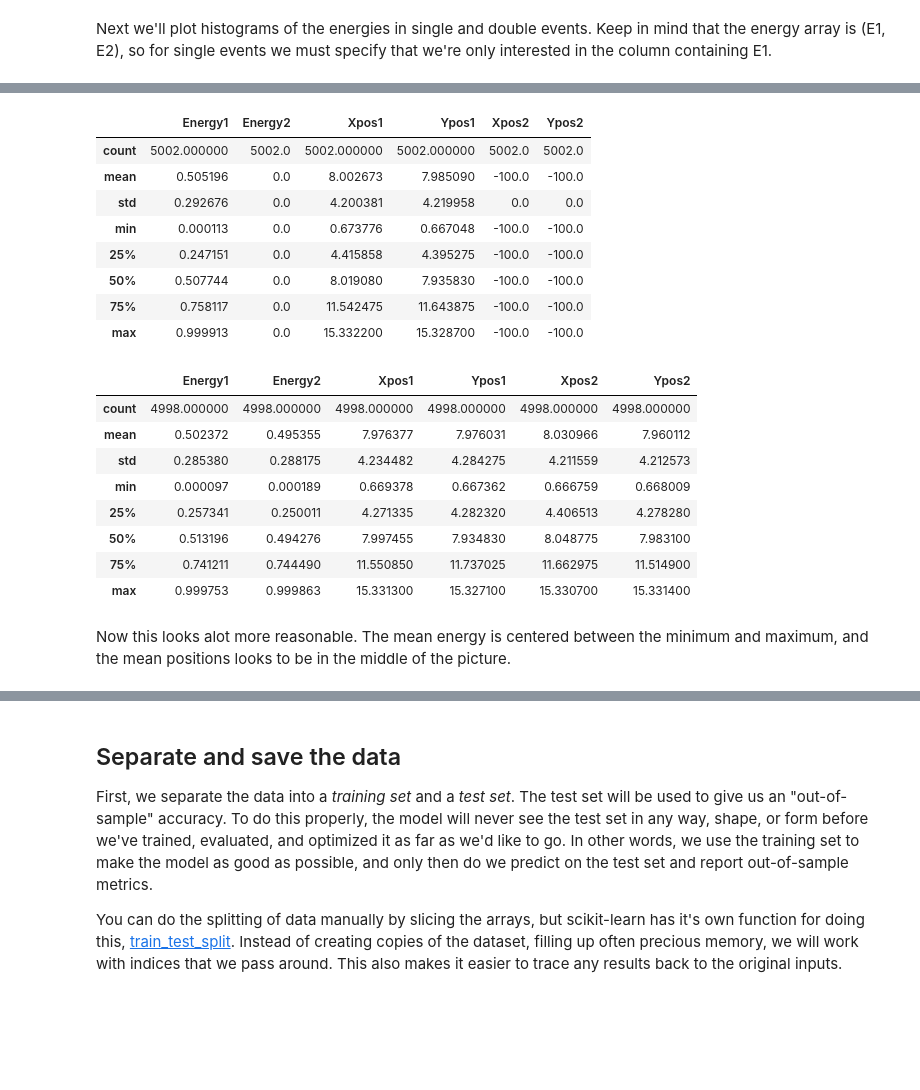
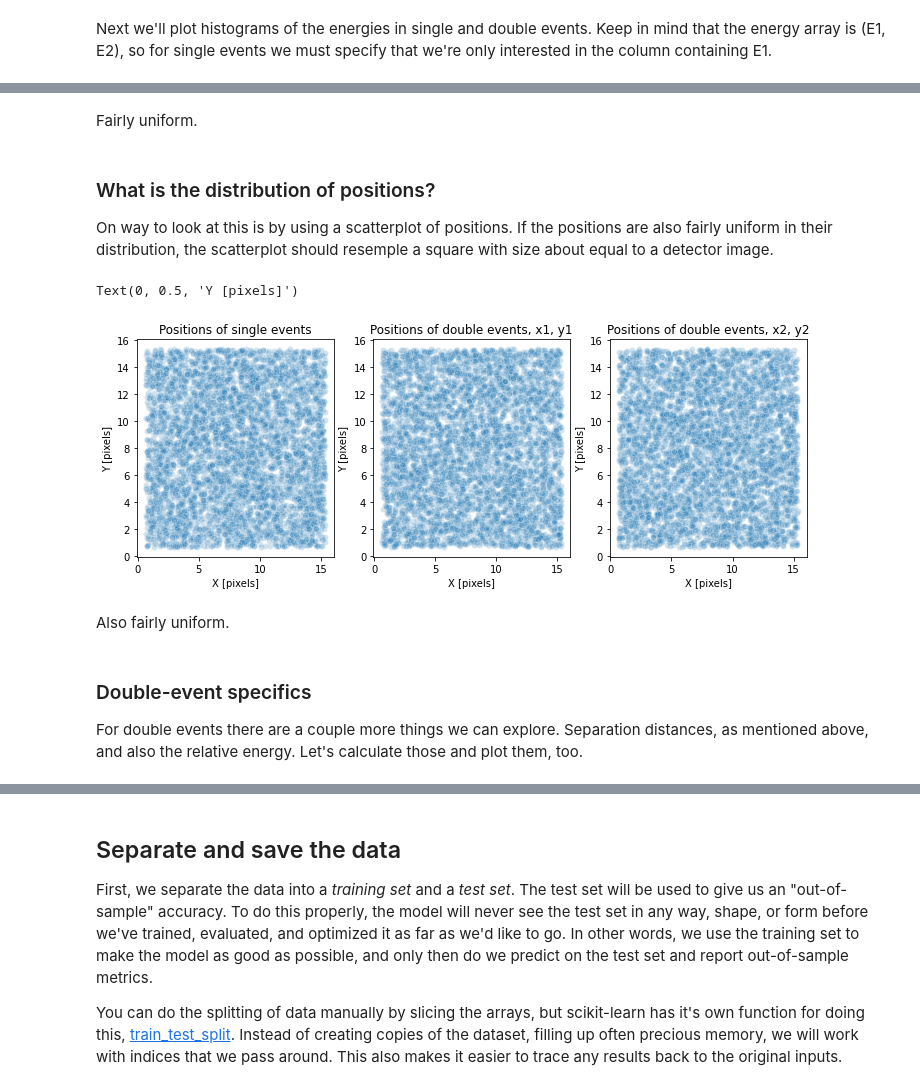
Before and after one commit to geirtul/event_classification_example, a Jupyter notebook: notebooks/data_import_exploration.ipynb, the cells around one changed output, grey strips where cells are left out. Cells and saved outputs as stored; diff of their text form; code cells hidden in the pictures; blank space fills up the shorter version.

```diff
--- a/notebooks/data_import_exploration.ipynb
+++ b/notebooks/data_import_exploration.ipynb
@@ -369,3 +316,0 @@ position this time around.
-# %%
-singles = df['Xpos2'] == -100
-doubles = df['Xpos2'] != -100
@@ -376,29 +317,32 @@ The order of the indices is not important.
-# %%
-# Output statistics for single events
-df[singles][stat_columns].describe()
-# %% [output]
-|  | Energy1 | Energy2 | Xpos1 | Ypos1 | Xpos2 | Ypos2 |
-| count | 5002.000000 | 5002.0 | 5002.000000 | 5002.000000 | 5002.0 | 5002.0 |
-| mean | 0.505196 | 0.0 | 8.002673 | 7.985090 | -100.0 | -100.0 |
-| std | 0.292676 | 0.0 | 4.200381 | 4.219958 | 0.0 | 0.0 |
-| min | 0.000113 | 0.0 | 0.673776 | 0.667048 | -100.0 | -100.0 |
-| 25% | 0.247151 | 0.0 | 4.415858 | 4.395275 | -100.0 | -100.0 |
-| 50% | 0.507744 | 0.0 | 8.019080 | 7.935830 | -100.0 | -100.0 |
-| 75% | 0.758117 | 0.0 | 11.542475 | 11.643875 | -100.0 | -100.0 |
-| max | 0.999913 | 0.0 | 15.332200 | 15.328700 | -100.0 | -100.0 |
-# %%
-# Output statistics for double events
-df[doubles][stat_columns].describe()
-# %% [output]
-|  | Energy1 | Energy2 | Xpos1 | Ypos1 | Xpos2 | Ypos2 |
-| count | 4998.000000 | 4998.000000 | 4998.000000 | 4998.000000 | 4998.000000 | 4998.000000 |
-| mean | 0.502372 | 0.495355 | 7.976377 | 7.976031 | 8.030966 | 7.960112 |
-| std | 0.285380 | 0.288175 | 4.234482 | 4.284275 | 4.211559 | 4.212573 |
-| min | 0.000097 | 0.000189 | 0.669378 | 0.667362 | 0.666759 | 0.668009 |
-| 25% | 0.257341 | 0.250011 | 4.271335 | 4.282320 | 4.406513 | 4.278280 |
-| 50% | 0.513196 | 0.494276 | 7.997455 | 7.934830 | 8.048775 | 7.983100 |
-| 75% | 0.741211 | 0.744490 | 11.550850 | 11.737025 | 11.662975 | 11.514900 |
-| max | 0.999753 | 0.999863 | 15.331300 | 15.327100 | 15.330700 | 15.331400 |
-# %% [markdown]
-Now this looks alot more reasonable. The mean energy is centered between the minimum and maximum, and the
-mean positions looks to be in the middle of the picture.
+# %% [markdown]
+Fairly uniform.
+# %% [markdown]
+### What is the distribution of positions?
+On way to look at this is by using a scatterplot of positions. If the positions are also
+fairly uniform in their distribution, the scatterplot should resemple a square with size about equal
+to a detector image.
+# %%
+fig, ax = plt.subplots(1, 3, figsize=(12, 4))
+sns.scatterplot(positions[singles, 0], positions[singles, 1], alpha=0.2, ax=ax[0])
+ax[0].set_title("Positions of single events")
+ax[0].set_xlabel("X [pixels]")
+ax[0].set_ylabel("Y [pixels]")
+
+sns.scatterplot(positions[doubles, 0], positions[doubles, 1], alpha=0.2, ax=ax[1])
+ax[1].set_title("Positions of double events, x1, y1")
+ax[1].set_xlabel("X [pixels]")
+ax[1].set_ylabel("Y [pixels]")
+
+sns.scatterplot(positions[doubles, 2], positions[doubles, 3], alpha=0.2, ax=ax[2])
+ax[2].set_title("Positions of double events, x2, y2")
+ax[2].set_xlabel("X [pixels]")
+ax[2].set_ylabel("Y [pixels]")
+# %% [output]
+Text(0, 0.5, 'Y [pixels]')
+[figure, added]
+# %% [markdown]
+Also fairly uniform.
+# %% [markdown]
+### Double-event specifics
+For double events there are a couple more things we can explore. Separation distances, as mentioned above,
+and also the relative energy. Let's calculate those and plot them, too.
```
Also changed, not shown: parts of 22 cells of this notebook.
